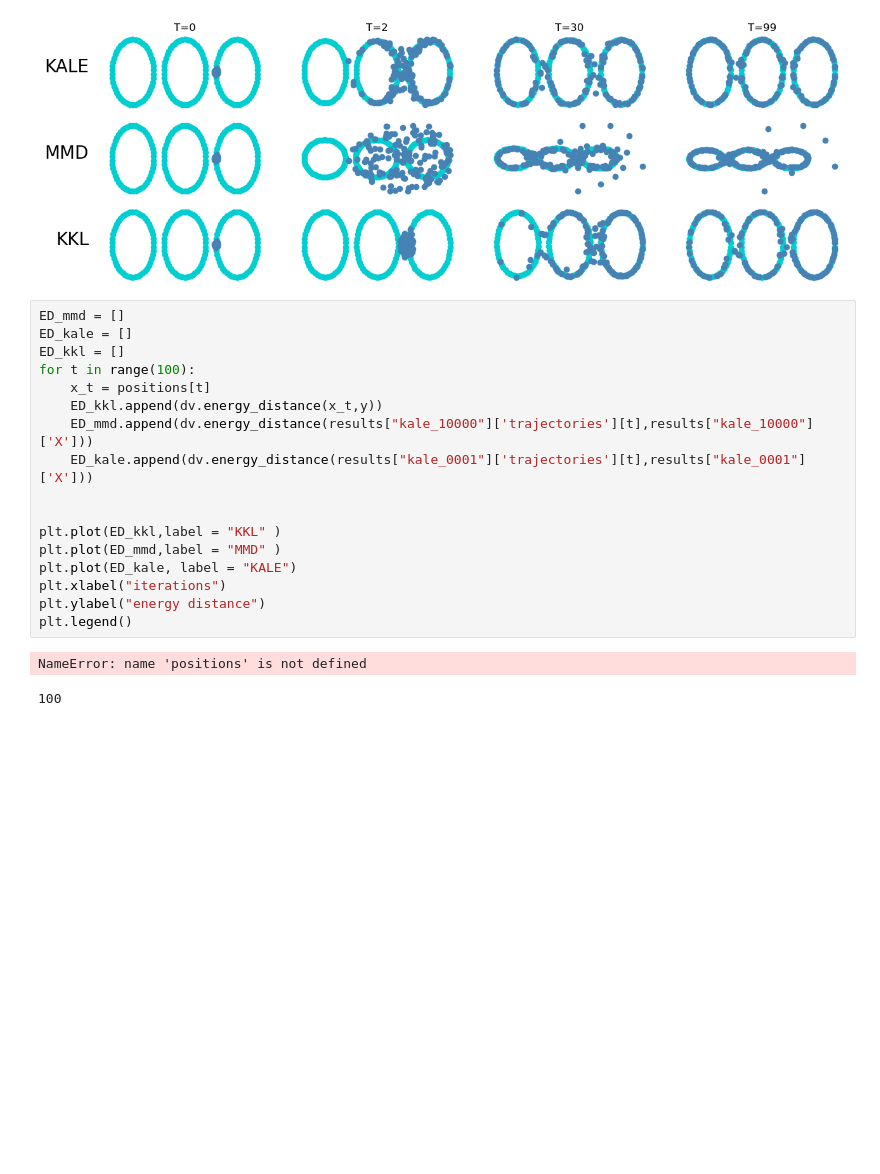
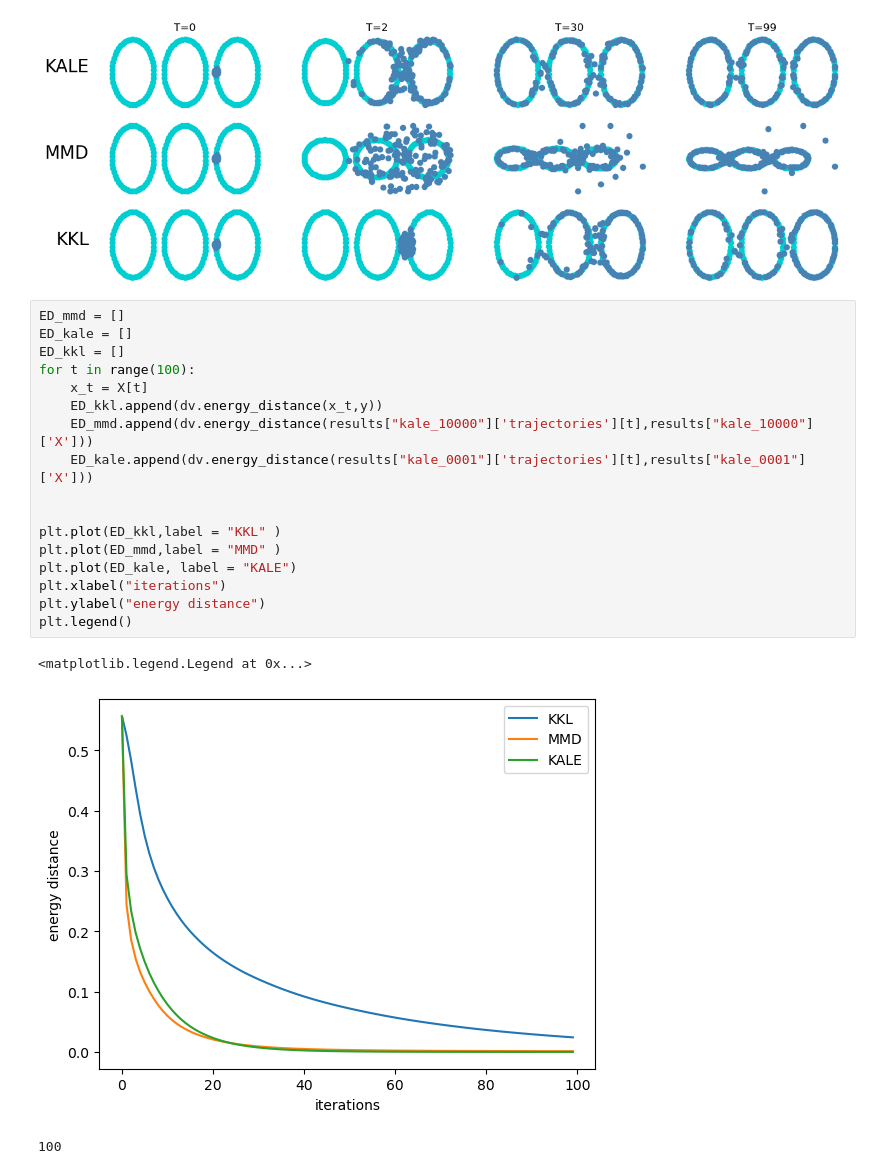
Before and after one commit to cclementine25/KKL-divergence-gradient-flows, a Jupyter notebook: Regularized/3_rings.ipynb, the cells around one changed output. Drawn from its saved outputs; the diff is of its cells as text; blank space fills up the shorter version.

```diff
--- a/Regularized/3_rings.ipynb
+++ b/Regularized/3_rings.ipynb
@@ -267,22 +261,23 @@ for it,ax in zip(iters, axs[2]):
 # %%
 ED_mmd = []
 ED_kale = []
 ED_kkl = []
 for t in range(100):
-    x_t = positions[t]
+    x_t = X[t]
     ED_kkl.append(dv.energy_distance(x_t,y))
     ED_mmd.append(dv.energy_distance(results["kale_10000"]['trajectories'][t],results["kale_10000"]['X']))
     ED_kale.append(dv.energy_distance(results["kale_0001"]['trajectories'][t],results["kale_0001"]['X']))
 
 
 plt.plot(ED_kkl,label = "KKL" )
 plt.plot(ED_mmd,label = "MMD" )
 plt.plot(ED_kale, label = "KALE")
 plt.xlabel("iterations")
 plt.ylabel("energy distance")
 plt.legend()
 # %% [output]
-NameError: name 'positions' is not defined
+<matplotlib.legend.Legend at 0x...>
+[figure, added]
 # %%
 # %% [output]
 100
```
Also changed, not shown: parts of 5 cells of this notebook, 15 other files.
